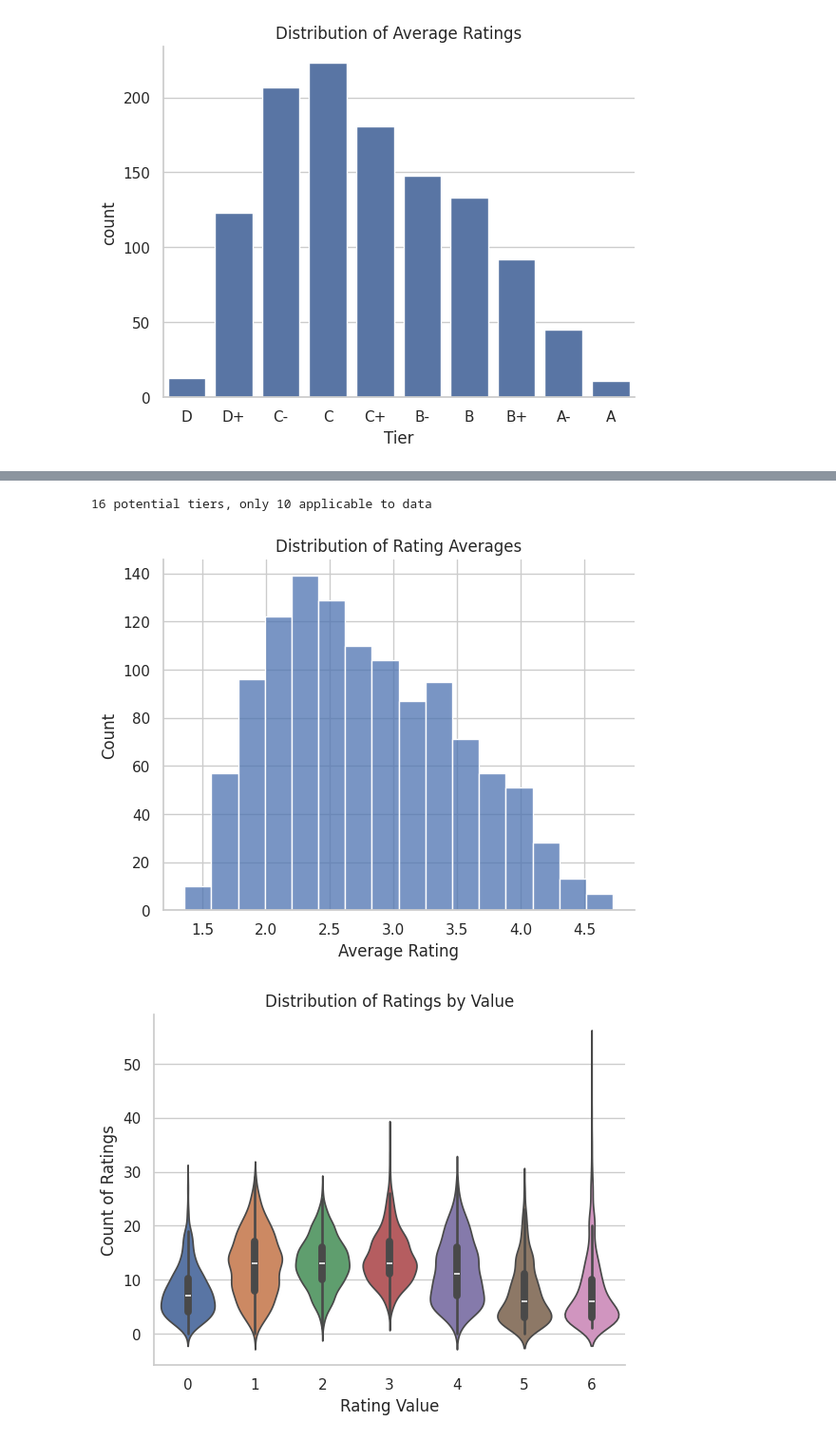
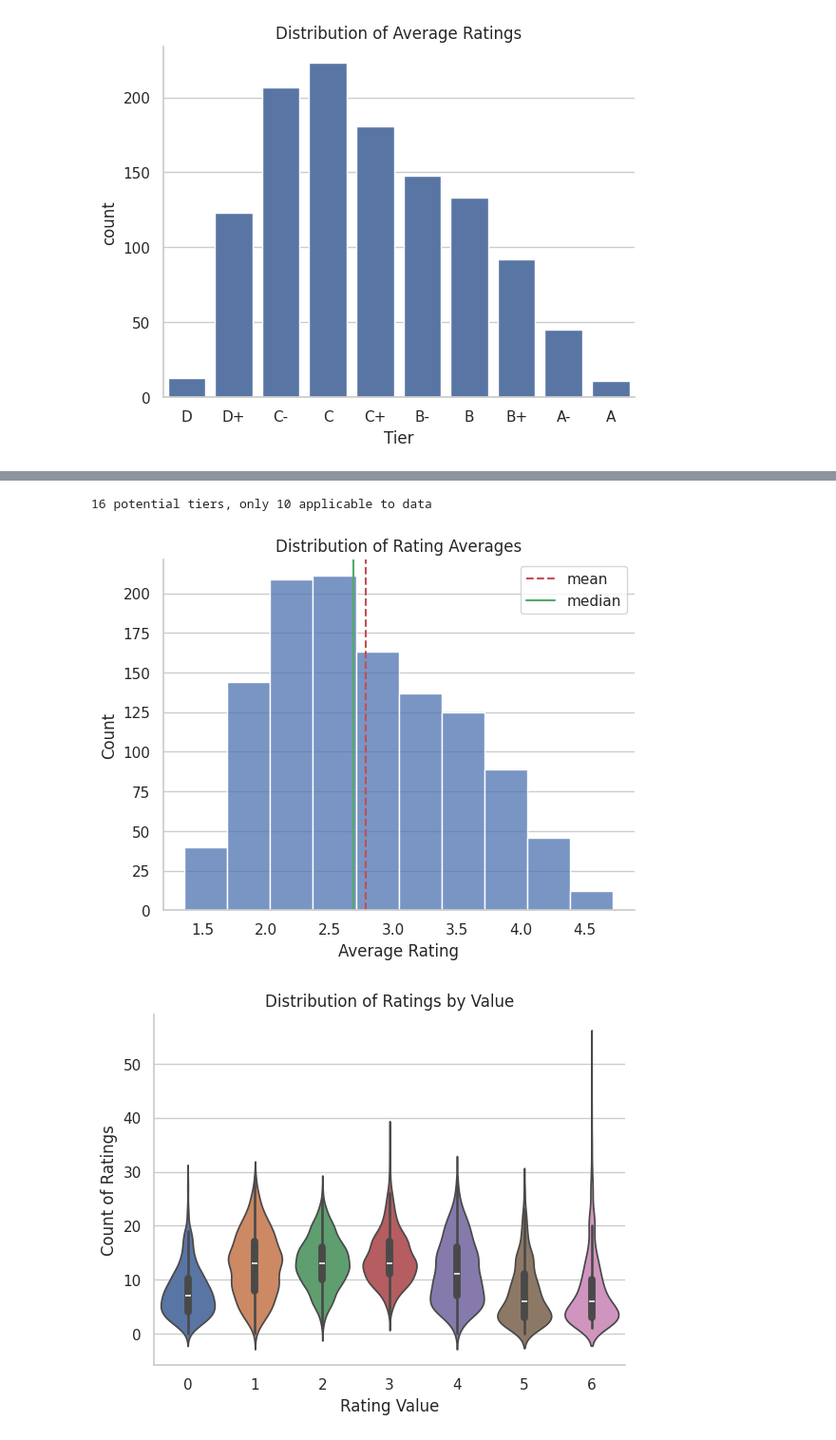
Before and after one commit to Nate-Sheibley/favorite_letters, a Jupyter notebook: favorite_letters.ipynb, the cells around one changed output, grey strips where cells are left out. Shown at 95% size. Saved outputs shown, nothing was run; the diff lists cells and outputs as text; code cells hidden in the pictures.

```diff
--- a/favorite_letters.ipynb
+++ b/favorite_letters.ipynb
@@ -140,3 +123,16 @@ sns.despine()
 fig.savefig("images/tier_dist_freq_plot")
 # %% [output]
 [figure]
+# %%
+mean = round(data['average'].mean(), 3)
+median = round(data['average'].median(), 3)
+
+print('mean', mean, '| median', median)
+
+print('mode')
+data['average'].\
+    value_counts().\
+        sort_values(ascending=False).\
+            rename('freq').\
+                head(3)\
+                    .reset_index()
@@ -143,18 +146,25 @@ fig.savefig("images/tier_dist_freq_plot")
 # %%
 print(f'{len(tier_full)} potential tiers, only 10 applicable to data')
 used_columns = ['0', '1', '2', '3', '4', '5', '6']
 df = data.loc[:, used_columns]
 fig, ax = plt.subplots()
-sns.histplot(data=data, x='average', bins=16)
+sns.histplot(data=data, x='average', bins=10)
+
+# add median line
+ax.axvline(mean, color='r', linestyle='--', label='mean')
+# add mean line
+ax.axvline(median, color='g', linestyle='-',label='median')
+# add legend
+ax.legend()
 
 ax.set_xlabel("Average Rating")
 ax.set_title("Distribution of Rating Averages")
-# ax.grid(False, axis='x')
+ax.grid(False, axis='x')
 sns.despine()
 fig.savefig("images/rating_dist_histogram")
 # %% [output]
 16 potential tiers, only 10 applicable to data
-[figure, old version]
+[figure, new version]
 # %%
 # Pull out a specific subset of columns
 used_columns = ['0', '1', '2', '3', '4', '5', '6']
```
Also changed, not shown: parts of 3 cells of this notebook, 1 other file.
